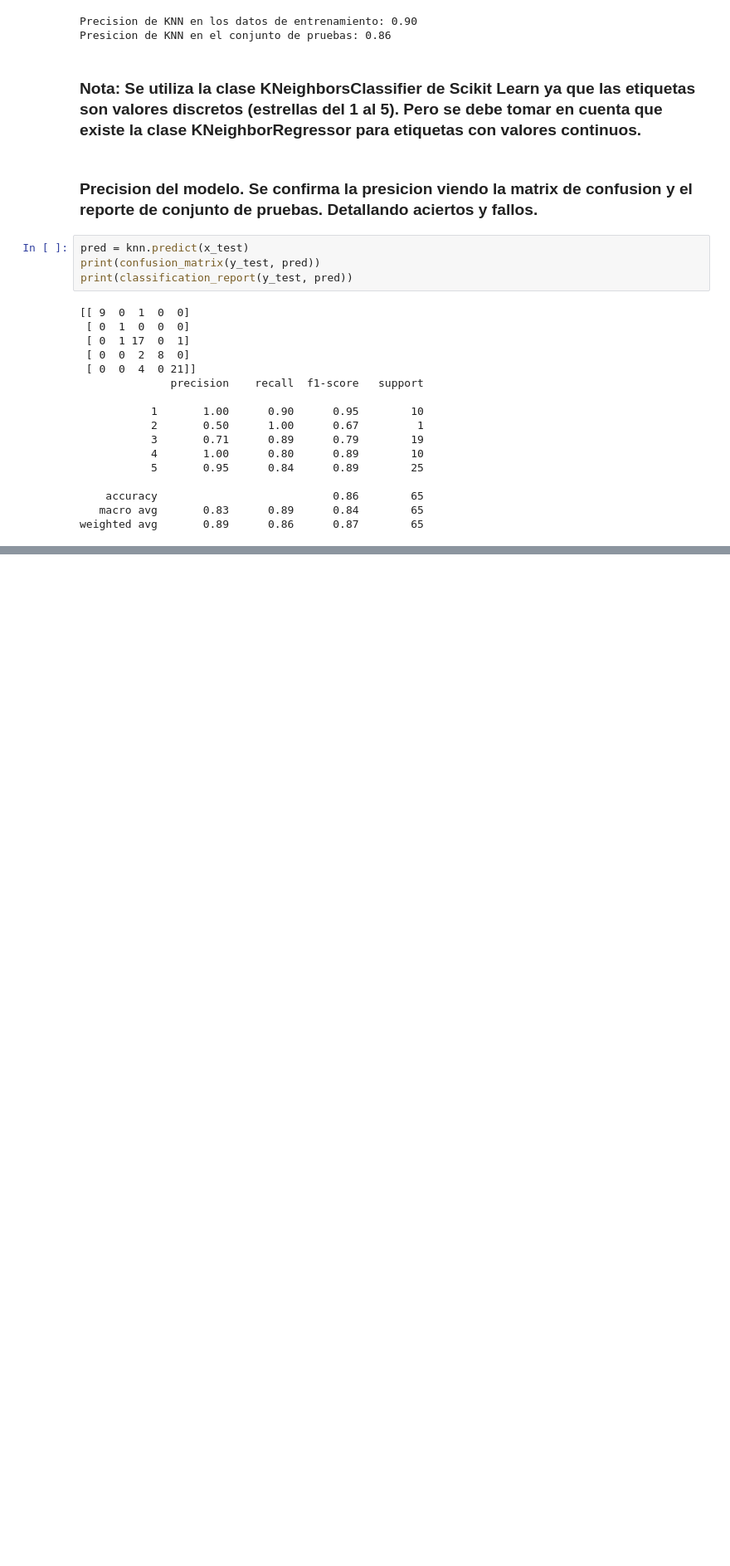
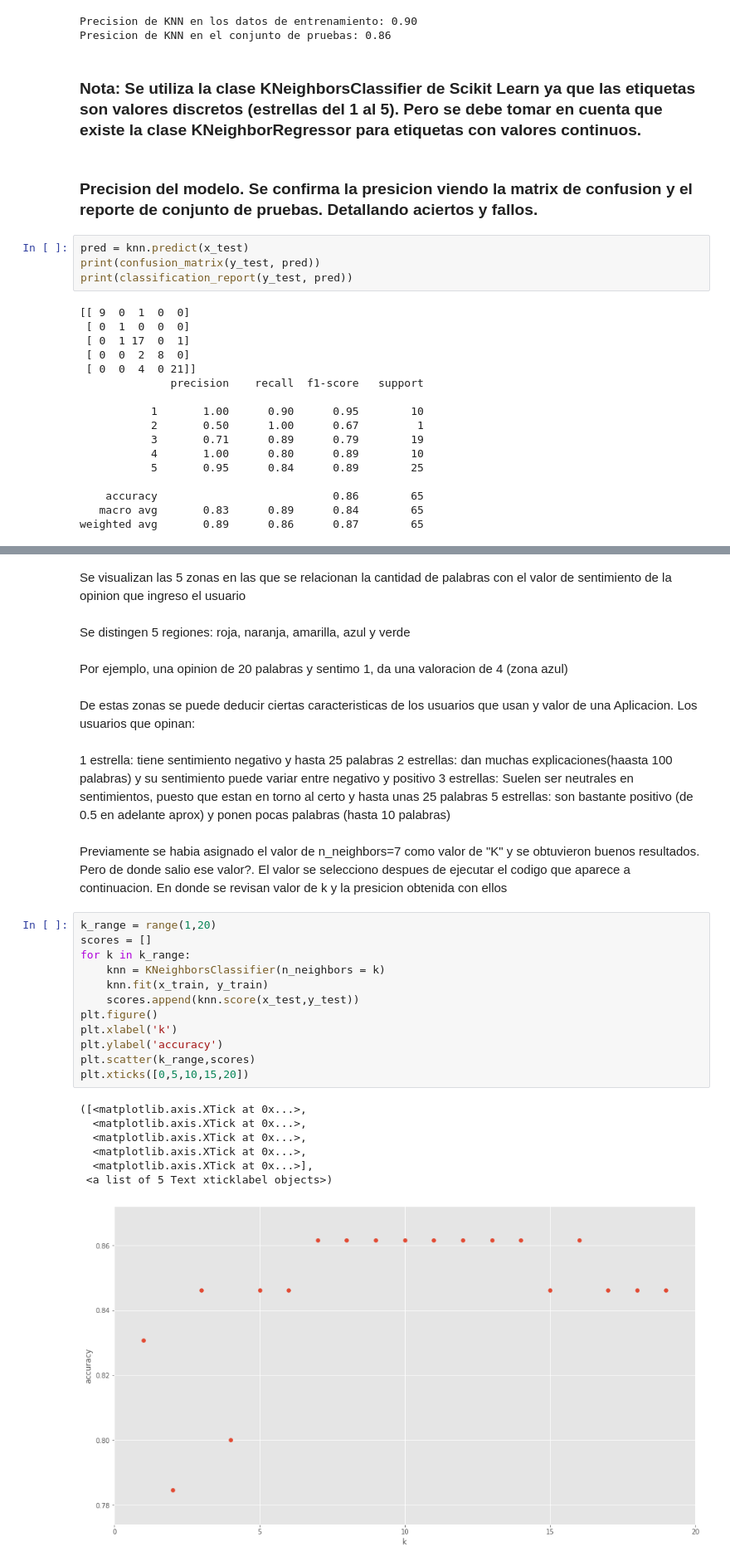
Before and after one commit to Karina984/IA-CLASE-M5, a Jupyter notebook: PracticaKNN.ipynb, the cells around one changed output, grey strips where cells are left out. Shown: that part at 83% size. Drawn from its saved outputs; the diff is of its cells as text; blank space fills up the shorter version.

```diff
--- a/PracticaKNN.ipynb
+++ b/PracticaKNN.ipynb
@@ -128,0 +179,35 @@ weighted avg       0.89      0.86      0.87        65
+# %% [markdown]
+Se visualizan las 5 zonas en las que se relacionan la cantidad de palabras con el valor de sentimiento de la opinion que ingreso el usuario
+# %% [markdown]
+Se distingen 5 regiones: roja, naranja, amarilla, azul y verde
+# %% [markdown]
+Por ejemplo, una opinion de 20 palabras y sentimo 1, da una valoracion de 4 (zona azul)
+# %% [markdown]
+De estas zonas se puede deducir ciertas caracteristicas de los usuarios que usan y valor de una Aplicacion. Los usuarios que opinan:
+# %% [markdown]
+1 estrella: tiene sentimiento negativo y hasta 25 palabras
+2 estrellas: dan muchas explicaciones(haasta 100 palabras) y su sentimiento puede variar entre negativo y positivo
+3 estrellas: Suelen ser neutrales en sentimientos, puesto que estan en torno al certo y hasta unas 25 palabras
+5 estrellas: son bastante positivo (de 0.5 en adelante aprox) y ponen pocas palabras (hasta 10 palabras)
+# %% [markdown]
+Previamente se habia asignado el valor de n_neighbors=7 como valor de "K" y se obtuvieron buenos resultados. Pero de donde salio ese valor?. El valor se selecciono despues de ejecutar el codigo que aparece a continuacion. En donde se revisan valor de k y la presicion obtenida con ellos
+# %%
+k_range = range(1,20)
+scores = []
+for k in k_range:
+    knn = KNeighborsClassifier(n_neighbors = k)
+    knn.fit(x_train, y_train)
+    scores.append(knn.score(x_test,y_test))
+plt.figure()
+plt.xlabel('k')
+plt.ylabel('accuracy')
+plt.scatter(k_range,scores)
+plt.xticks([0,5,10,15,20])
+# %% [output]
+([<matplotlib.axis.XTick at 0x...>,
+  <matplotlib.axis.XTick at 0x...>,
+  <matplotlib.axis.XTick at 0x...>,
+  <matplotlib.axis.XTick at 0x...>,
+  <matplotlib.axis.XTick at 0x...>],
+ <a list of 5 Text xticklabel objects>)
+[figure, added]
```
Also changed, not shown: parts of 7 cells of this notebook.
